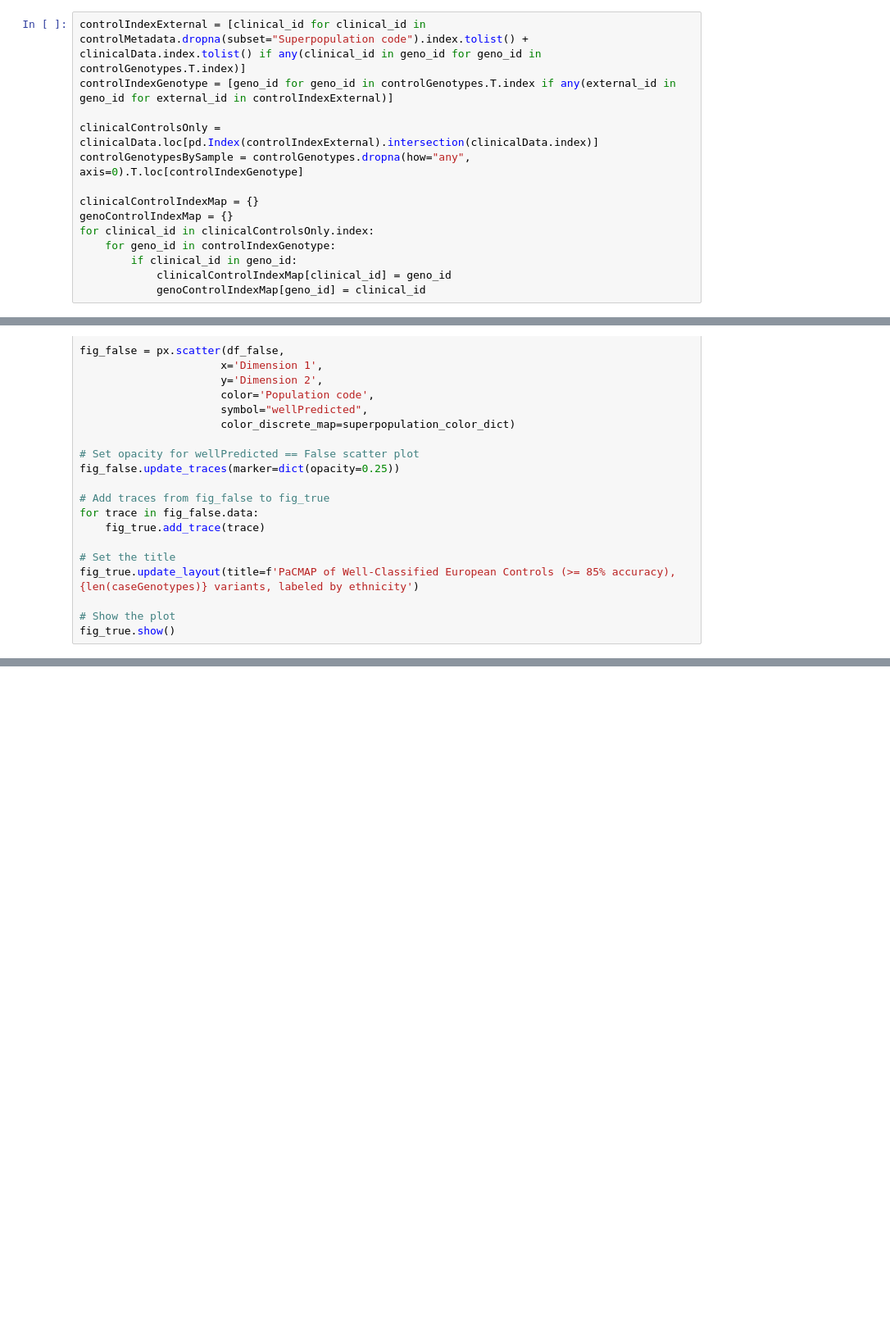
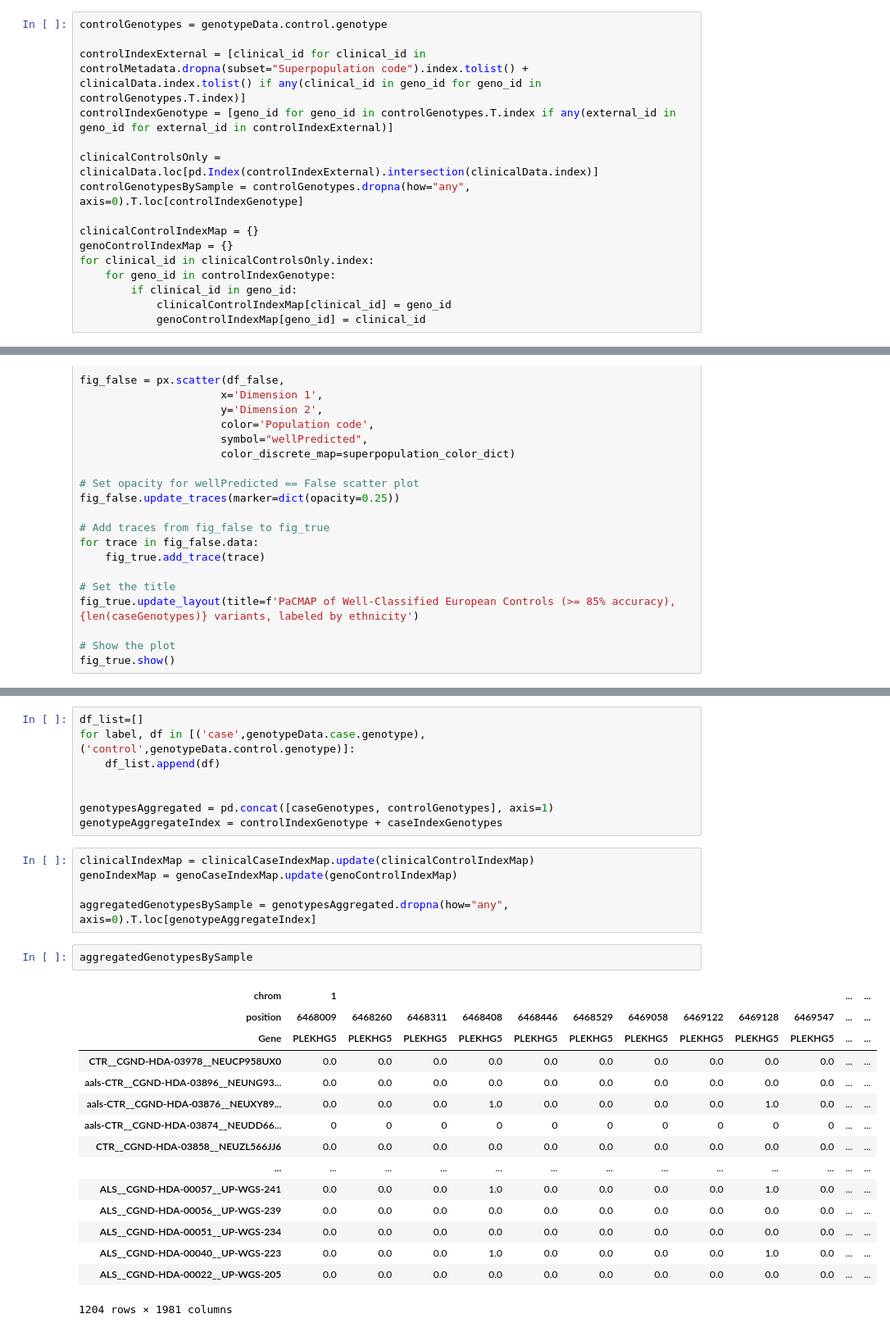
Before and after one commit to ejmockler/case-control-genomics-evaluation, a Jupyter notebook: src/Confounders.ipynb, the cells around one changed output, grey strips where cells are left out. Shown at 82% size. Drawn from its saved outputs; the diff is of its cells as text; blank space fills up the shorter version.

```diff
--- a/src/Confounders.ipynb
+++ b/src/Confounders.ipynb
@@ -385,6 +427,8 @@ explainedPcaFeatures.to_csv('pcaFeatureExplanations.csv', sep='\t')
 # %%
 controlMetadata = pd.read_csv('../adhoc analysis/igsr-1000 genomes phase 3 release.tsv', sep='\t', index_col=0)
 # %%
+controlGenotypes = genotypeData.control.genotype
+
 controlIndexExternal = [clinical_id for clinical_id in controlMetadata.dropna(subset="Superpopulation code").index.tolist() + clinicalData.index.tolist() if any(clinical_id in geno_id for geno_id in controlGenotypes.T.index)]
 controlIndexGenotype = [geno_id for geno_id in controlGenotypes.T.index if any(external_id in geno_id for external_id in controlIndexExternal)]
 
@@ -524,0 +563,31 @@ fig_true.show()
+# %%
+df_list=[]
+for label, df in [('case',genotypeData.case.genotype), ('control',genotypeData.control.genotype)]:
+    df_list.append(df)
+
+
+genotypesAggregated = pd.concat([caseGenotypes, controlGenotypes], axis=1)
+genotypeAggregateIndex = controlIndexGenotype + caseIndexGenotypes
+# %%
+clinicalIndexMap = clinicalCaseIndexMap.update(clinicalControlIndexMap)
+genoIndexMap = genoCaseIndexMap.update(genoControlIndexMap)
+
+aggregatedGenotypesBySample = genotypesAggregated.dropna(how="any", axis=0).T.loc[genotypeAggregateIndex]
+# %%
+aggregatedGenotypesBySample
+# %% [output]
+| chrom | 1 |  |  |  |  |  |  |  |  |  | ... | ... |
+| position | 6468009 | 6468260 | 6468311 | 6468408 | 6468446 | 6468529 | 6469058 | 6469122 | 6469128 | 6469547 | ... | ... |
+| Gene | PLEKHG5 | PLEKHG5 | PLEKHG5 | PLEKHG5 | PLEKHG5 | PLEKHG5 | PLEKHG5 | PLEKHG5 | PLEKHG5 | PLEKHG5 | ... | ... |
+| CTR__CGND-HDA-03978__NEUCP958UX0 | 0.0 | 0.0 | 0.0 | 0.0 | 0.0 | 0.0 | 0.0 | 0.0 | 0.0 | 0.0 | ... | ... |
+| aals-CTR__CGND-HDA-03896__NEUNG93... | 0.0 | 0.0 | 0.0 | 0.0 | 0.0 | 0.0 | 0.0 | 0.0 | 0.0 | 0.0 | ... | ... |
+| aals-CTR__CGND-HDA-03876__NEUXY89... | 0.0 | 0.0 | 0.0 | 1.0 | 0.0 | 0.0 | 0.0 | 0.0 | 1.0 | 0.0 | ... | ... |
+| aals-CTR__CGND-HDA-03874__NEUDD66... | 0 | 0 | 0 | 0 | 0 | 0 | 0 | 0 | 0 | 0 | ... | ... |
+| CTR__CGND-HDA-03858__NEUZL566JJ6 | 0.0 | 0.0 | 0.0 | 0.0 | 0.0 | 0.0 | 0.0 | 0.0 | 0.0 | 0.0 | ... | ... |
+| ... | ... | ... | ... | ... | ... | ... | ... | ... | ... | ... | ... | ... |
+| ALS__CGND-HDA-00057__UP-WGS-241 | 0.0 | 0.0 | 0.0 | 1.0 | 0.0 | 0.0 | 0.0 | 0.0 | 1.0 | 0.0 | ... | ... |
+| ALS__CGND-HDA-00056__UP-WGS-239 | 0.0 | 0.0 | 0.0 | 0.0 | 0.0 | 0.0 | 0.0 | 0.0 | 0.0 | 0.0 | ... | ... |
+| ALS__CGND-HDA-00051__UP-WGS-234 | 0.0 | 0.0 | 0.0 | 0.0 | 0.0 | 0.0 | 0.0 | 0.0 | 0.0 | 0.0 | ... | ... |
+| ALS__CGND-HDA-00040__UP-WGS-223 | 0.0 | 0.0 | 0.0 | 1.0 | 0.0 | 0.0 | 0.0 | 0.0 | 1.0 | 0.0 | ... | ... |
+| ALS__CGND-HDA-00022__UP-WGS-205 | 0.0 | 0.0 | 0.0 | 0.0 | 0.0 | 0.0 | 0.0 | 0.0 | 0.0 | 0.0 | ... | ... |
+1204 rows × 1981 columns
```
Also changed, not shown: parts of 28 cells of this notebook, 2 other files.
